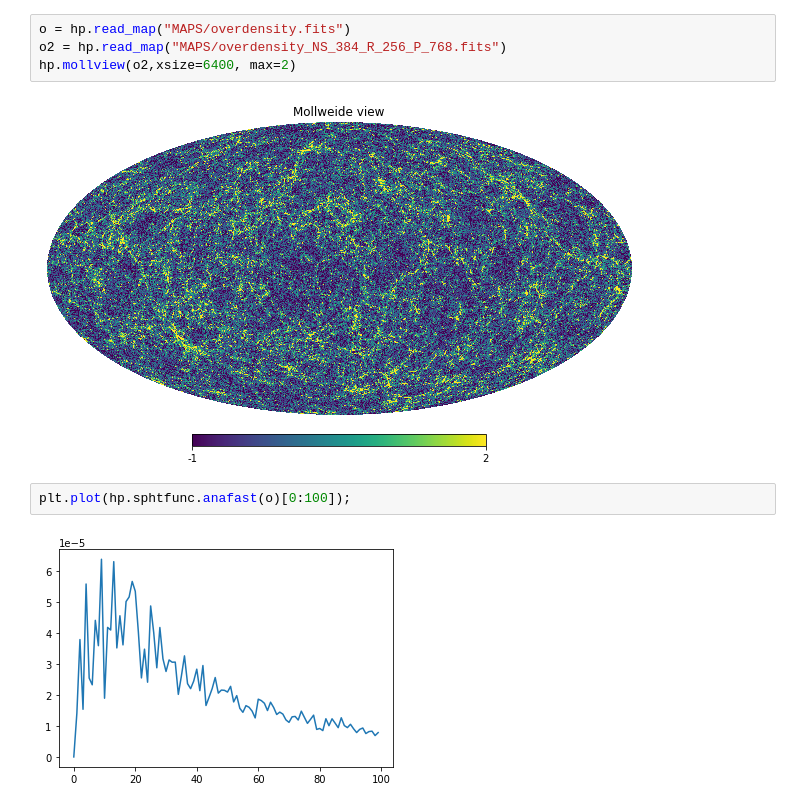
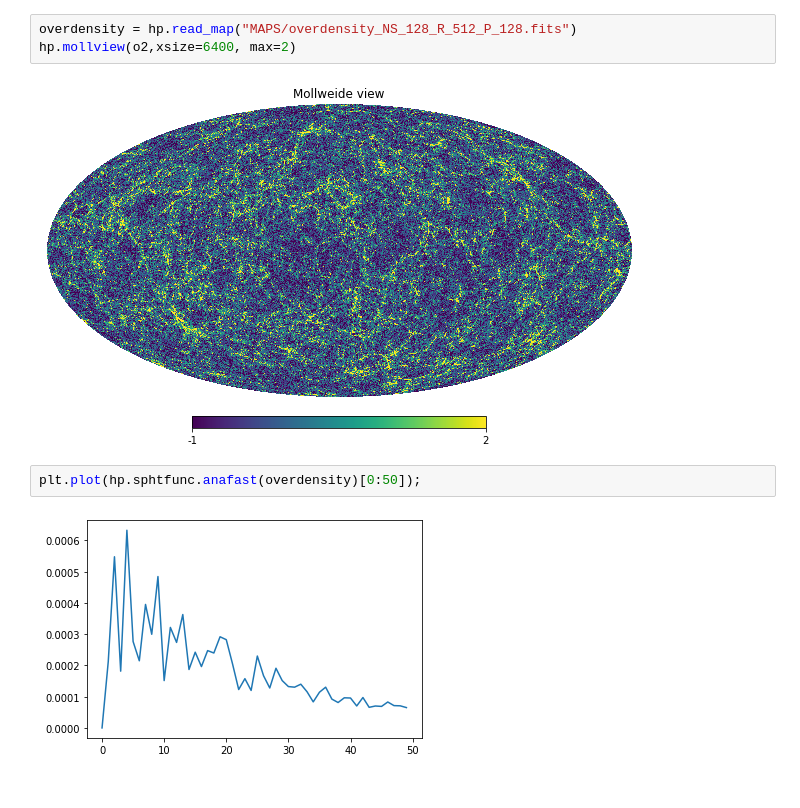
Before and after one commit to wurdahl/kSZfromPC, a Jupyter notebook: Opening-FITS.ipynb, the cells around one changed output. Cells and saved outputs as stored; diff of their text form.

```diff
--- a/Opening-FITS.ipynb
+++ b/Opening-FITS.ipynb
@@ -6,12 +6,11 @@ import matplotlib.pyplot as plt
 import numpy as np
 import healpy as hp
 # %%
-o = hp.read_map("MAPS/overdensity.fits")
-o2 = hp.read_map("MAPS/overdensity_NS_384_R_256_P_768.fits")
+overdensity = hp.read_map("MAPS/overdensity_NS_128_R_512_P_128.fits")
 hp.mollview(o2,xsize=6400, max=2)
 # %% [output]
 [figure]
 # %%
-plt.plot(hp.sphtfunc.anafast(o)[0:100]);
+plt.plot(hp.sphtfunc.anafast(overdensity)[0:50]);
 # %% [output]
-[figure, old version]
+[figure, new version]
```
Also changed, not shown: parts of 8 cells of this notebook, 5 other files.
